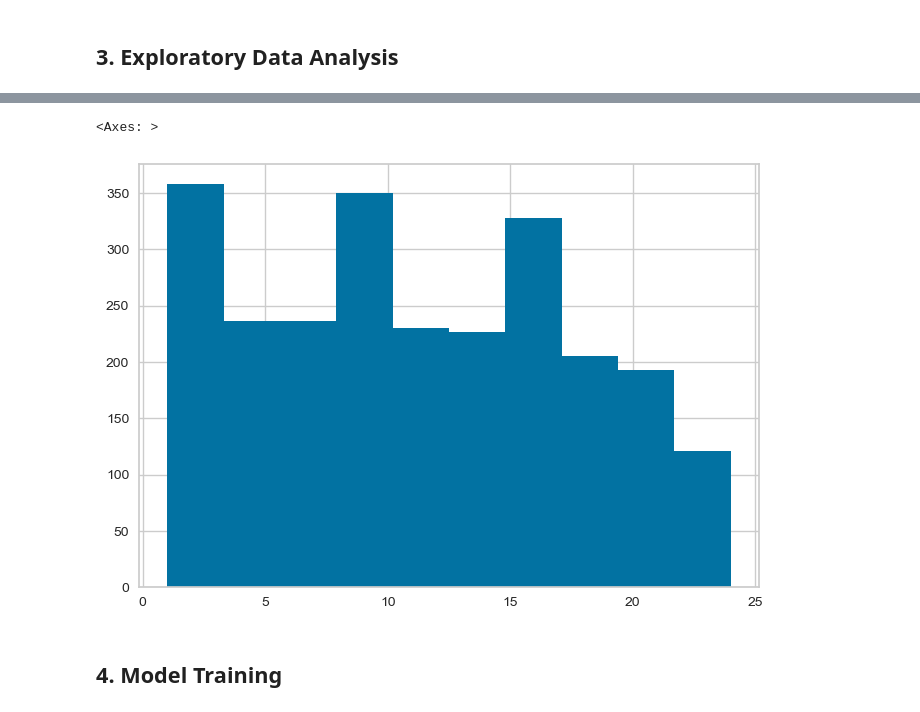
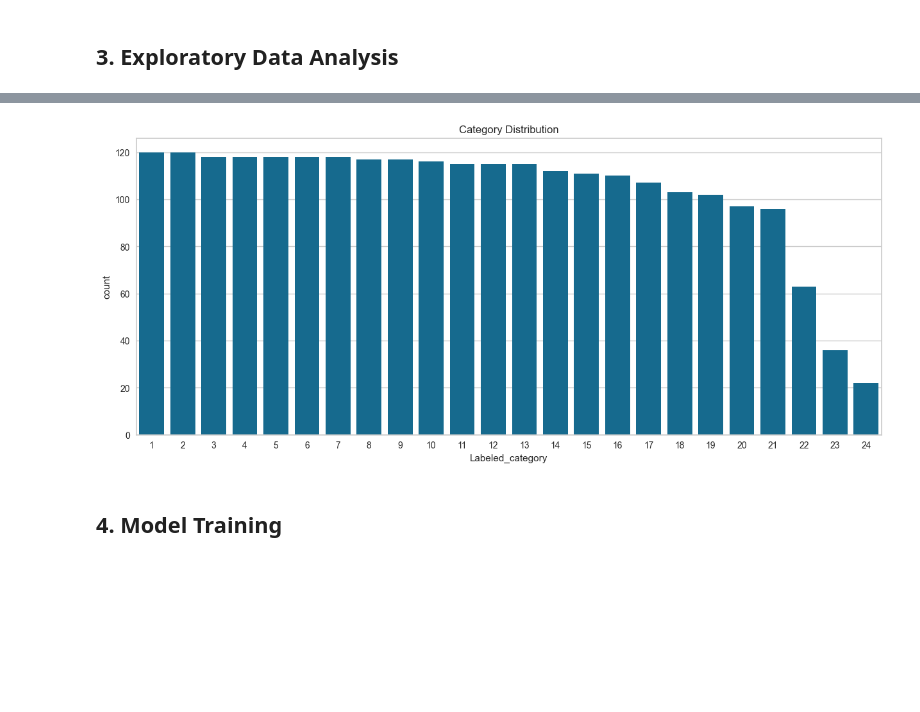
Before and after one commit to aymanrafif/Resume-Classification-Using-Machine-Learning-Models, a Jupyter notebook: Resume Classification Using Machine Learning Models.ipynb, the cells around one changed output, grey strips where cells are left out. Drawn from its saved outputs; the diff is of its cells as text; code cells hidden in the pictures; blank space fills up the shorter version.

```diff
--- a/Resume Classification Using Machine Learning Models.ipynb
+++ b/Resume Classification Using Machine Learning Models.ipynb
@@ -473,8 +342,11 @@ memory usage: 58.3+ KB
-# %%
-df_cleaned['Labeled_category'].hist()
-# %% [output]
-<Axes: >
-[figure, removed]
+# %%
+plt.figure(figsize=(15, 6))
+sns.countplot(x=df_cleaned['Labeled_category'])
+# plt.xticks(rotation=90)
+plt.title('Category Distribution')
+plt.show()
+# %% [output]
+[figure, added]
 # %% [markdown]
 ## 4. Model Training
 # %%
```
Also changed, not shown: parts of 35 cells of this notebook.
